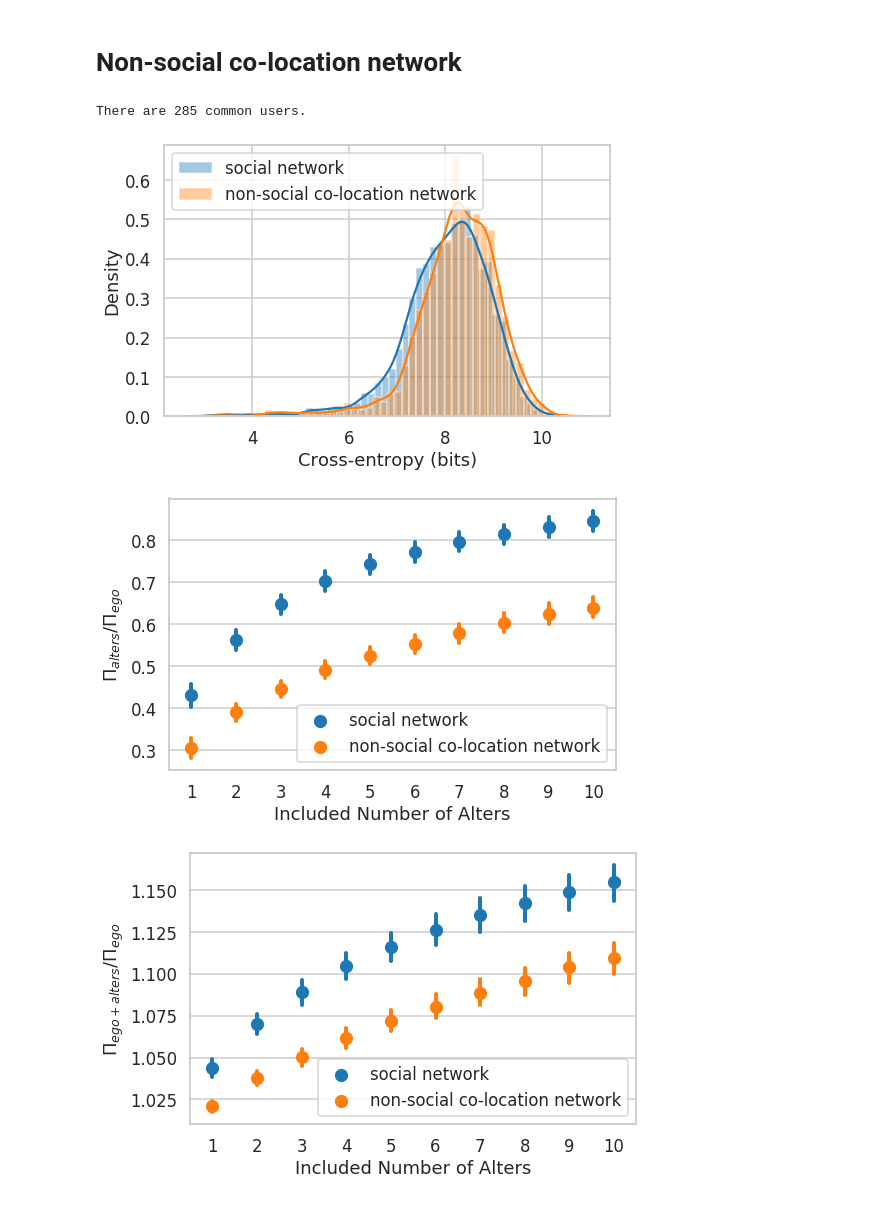
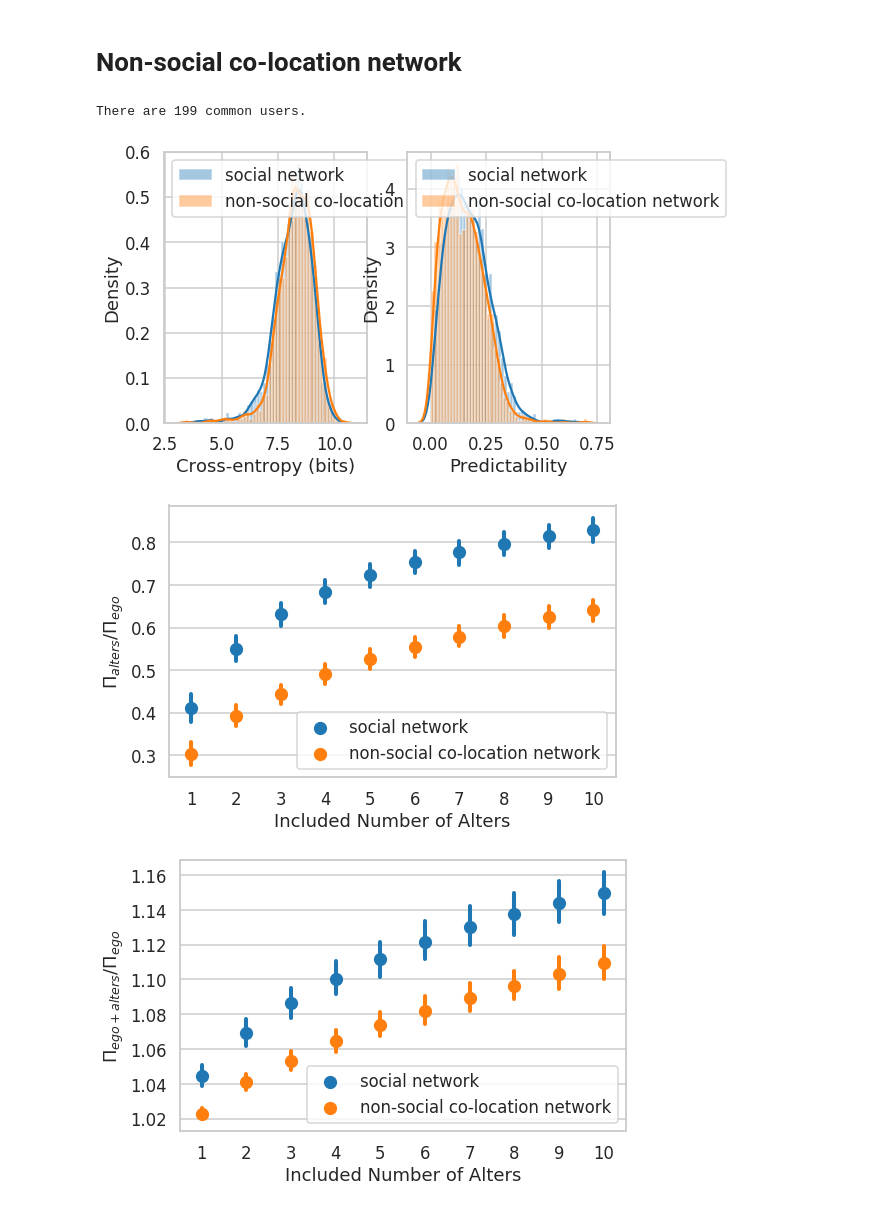
Before and after one commit to Magica-Chen/co-locationship, a Jupyter notebook: example/example_weeplaces.ipynb, the cells around one changed output. Drawn from its saved outputs; the diff is of its cells as text; code cells hidden in the pictures.

```diff
--- a/example/example_weeplaces.ipynb
+++ b/example/example_weeplaces.ipynb
@@ -208,25 +215,26 @@ non_social_co_locationship.network_details = exclude_network
 # non_social_co_locationship.calculate_network(verbose=False, filesave=True, name='non_social')
 
 non_social_co_locationship.network_details = pd.read_csv('../result/weeplace/non_social_CLN_network_details_H.csv')
+non_social_co_locationship.final_userlist = sorted(list(set(non_social_co_locationship.network_details['userid_x'].tolist())))
 # %%
 compare_v3 = cl.ComparisonNetwork([social_relationship, non_social_co_locationship],
                                   ['social network', 'non-social co-location network'])
 # %%
 compare_v3()
 # %% [output]
-There are 285 common users.
+There are 199 common users.
 # %%
-CE_v3 = compare_v3.plot_CE(l=8,w=5)
+CE_v3 = compare_v3.plot_histogram(l=12,w=5)
 # %% [output]
-[figure, old version]
+[figure, new version]
 # %%
 RCCP_alters_errorbar_v3 = compare_v3.plot_errorbar(target='alters', l=8,w=5)
 # %% [output]
-[figure, old version]
+[figure, new version]
 # %%
 RCCP_ego_alters_errorbar_v3 = compare_v3.plot_errorbar(target='ego+alters', l=8,w=5)
 # %% [output]
-[figure, old version]
+[figure, new version]
 # %%
 ODLR_errorbar_v3 = compare_v3.plot_errorbar(target='ODLR', l=8,w=5)
 # %% [output]
```
Also changed, not shown: parts of 7 cells of this notebook, 2 other files.
